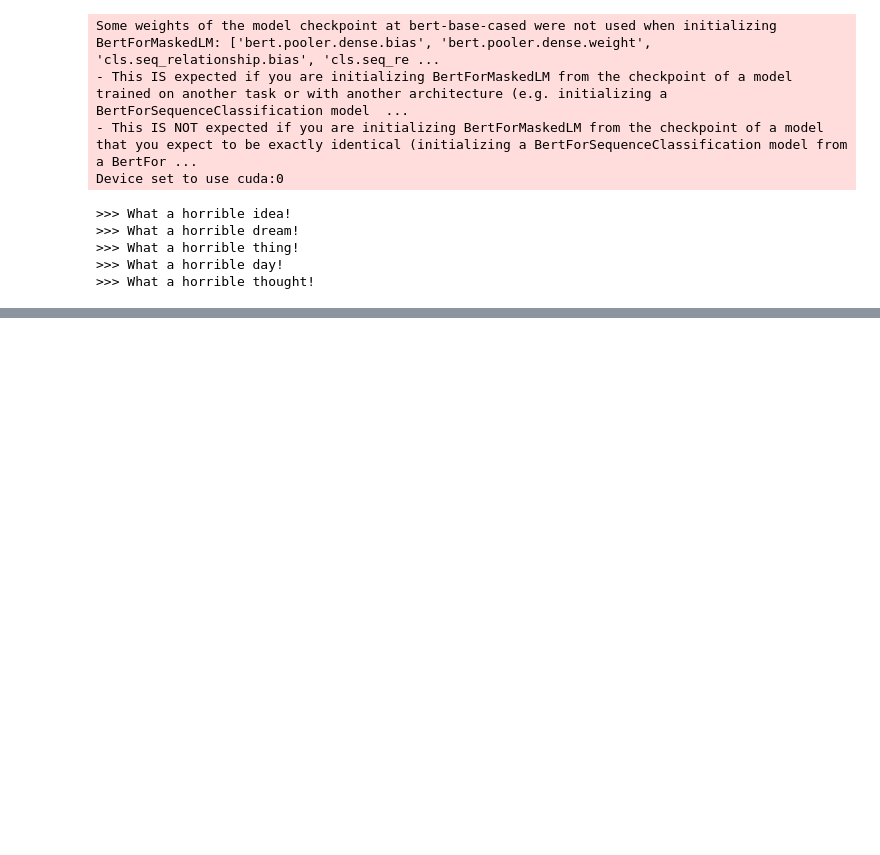
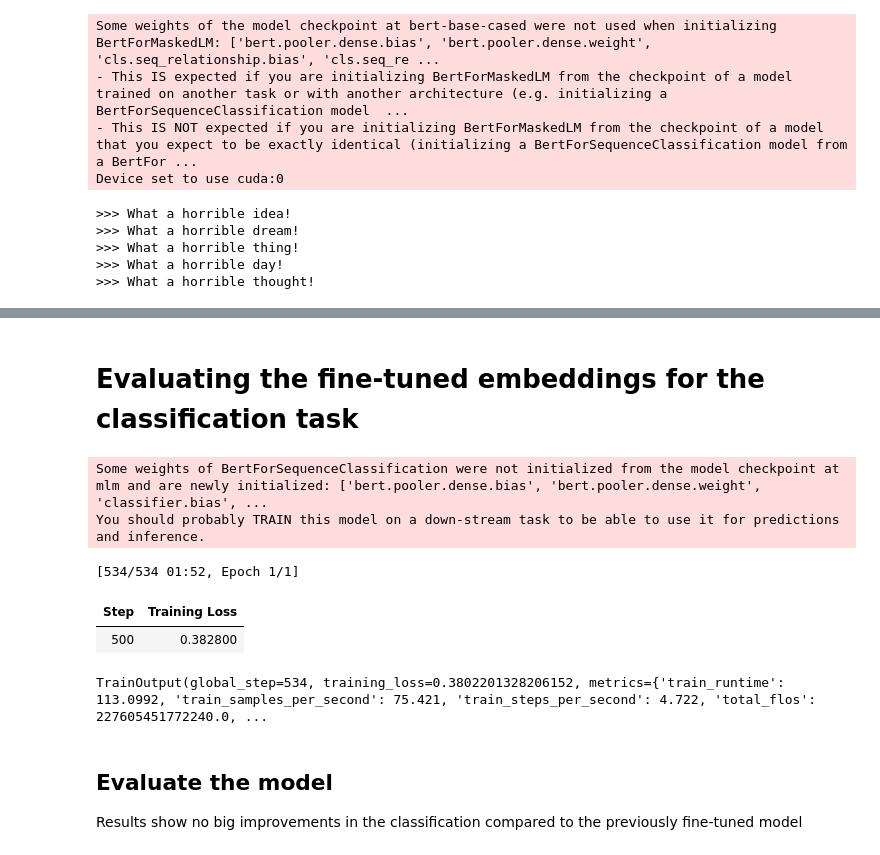
Before and after one commit to pinzger/handsonllms, a Jupyter notebook: Continue_pre_training_for_classification.ipynb, the cells around one changed output, grey strips where cells are left out. Cells and saved outputs as stored; diff of their text form; code cells hidden in the pictures; blank space fills up the shorter version.

Commit message:
added classification with the fine-tuned embeddings

```diff
--- a/Continue_pre_training_for_classification.ipynb
+++ b/Continue_pre_training_for_classification.ipynb
@@ -199,0 +202,12 @@ Device set to use cuda:0
+# %% [markdown]
+# Evaluating the fine-tuned embeddings for the classification task
+# %%
+from transformers import AutoTokenizer, AutoModelForSequenceClassification
+
+# Load Model and Tokenizer
+model_id = "mlm"
+model = AutoModelForSequenceClassification.from_pretrained(model_id, num_labels=2)
+tokenizer = AutoTokenizer.from_pretrained(model_id)
+# %% [output]
+Some weights of BertForSequenceClassification were not initialized from the model checkpoint at mlm and are newly initialized: ['bert.pooler.dense.bias', 'bert.pooler.dense.weight', 'classifier.bias', ...
+You should probably TRAIN this model on a down-stream task to be able to use it for predictions and inference.
@@ -199,0 +228,48 @@ Device set to use cuda:0
+# %%
+import numpy as np
+import evaluate
+
+
+def compute_metrics(eval_pred):
+    """Calculate F1 score"""
+    logits, labels = eval_pred
+    predictions = np.argmax(logits, axis=-1)
+
+    load_f1 = evaluate.load("f1")
+    f1 = load_f1.compute(predictions=predictions, references=labels)["f1"]
+    return {"f1": f1}
+# %%
+from transformers import TrainingArguments, Trainer
+
+# Training arguments for parameter tuning
+training_args_classifier = TrainingArguments(
+   "model",
+   learning_rate=2e-5,
+   per_device_train_batch_size=16,
+   per_device_eval_batch_size=16,
+   num_train_epochs=1, ## currently only 1 epoch!
+   weight_decay=0.01,
+   save_strategy="epoch",
+   report_to="none"
+)
+
+# Trainer which executes the training process
+trainer_classifier = Trainer(
+   model=model,
+   args=training_args_classifier,
+   train_dataset=tokenized_train,
+   eval_dataset=tokenized_validation,
+   processing_class=tokenizer,
+   data_collator=data_collator,
+   compute_metrics=compute_metrics,
+)
+# %%
+trainer_classifier.train()
+# %% [output]
+[534/534 01:52, Epoch 1/1]
+| Step | Training Loss |
+| 500 | 0.382800 |
+TrainOutput(global_step=534, training_loss=0.3802201328206152, metrics={'train_runtime': 113.0992, 'train_samples_per_second': 75.421, 'train_steps_per_second': 4.722, 'total_flos': 227605451772240.0, ...
+# %% [markdown]
+## Evaluate the model
+Results show no big improvements in the classification compared to the previously fine-tuned model
```
Also changed, not shown: parts of 12 cells of this notebook.
